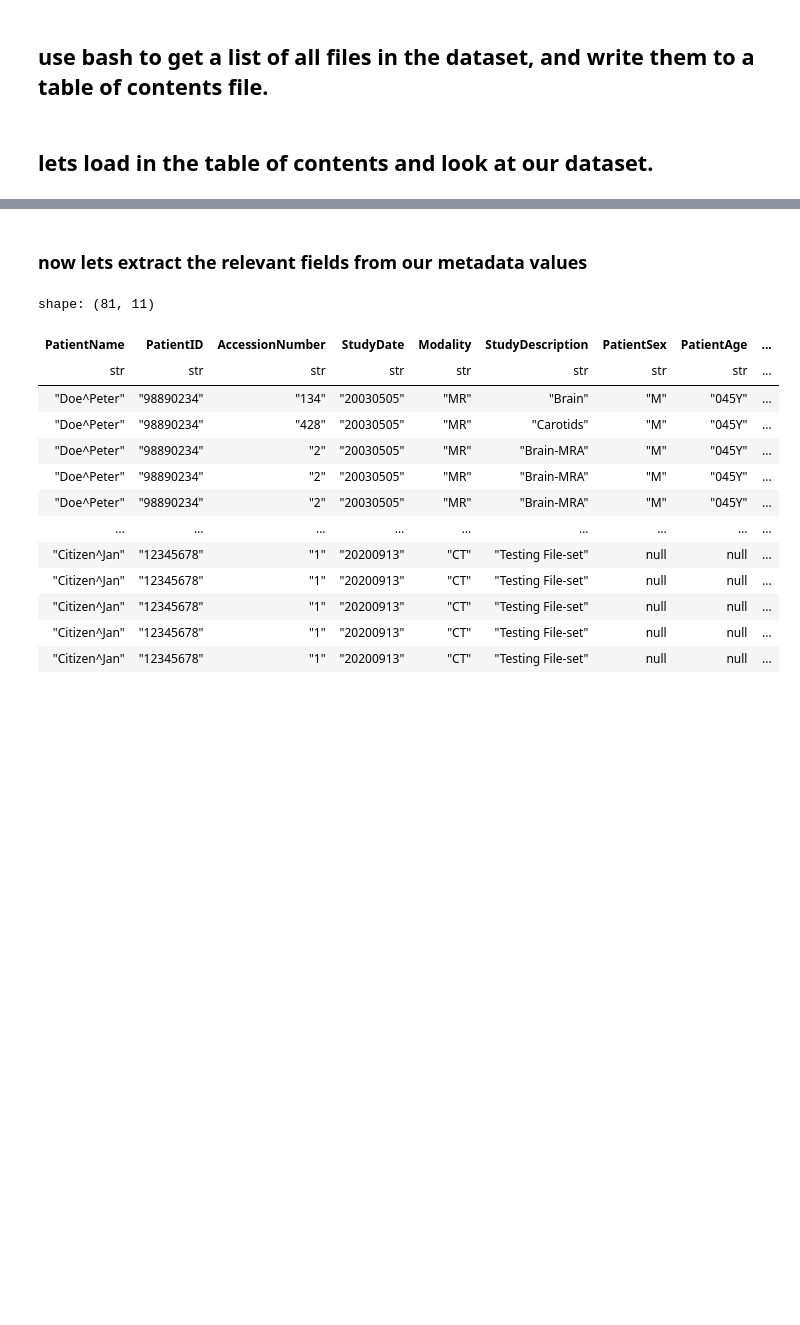
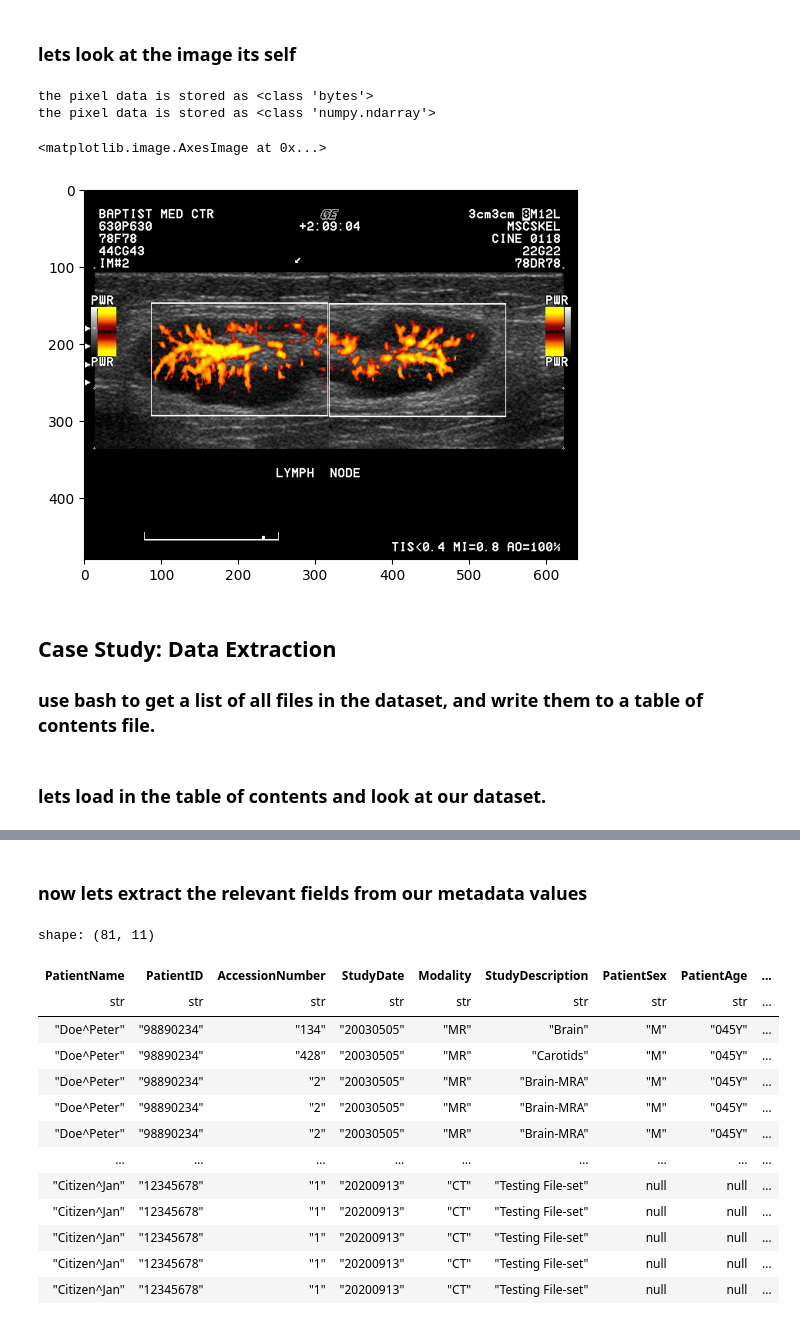
Before and after one commit to buzgalbraith/data-processing-workshop, a Jupyter notebook: data_processing.ipynb, the cells around one changed output, grey strips where cells are left out. Cells and saved outputs as stored; diff of their text form; code cells hidden in the pictures; blank space fills up the shorter version.

```diff
--- a/data_processing.ipynb
+++ b/data_processing.ipynb
@@ -11,8 +44,22 @@ processed_data_dir = f'{os.getcwd()}/processed_data/'
+# %% [markdown]
+### lets look at the image its self
+# %%
+pd = header.PixelData
+pd_array = pydicom.pixels.pixel_array(header, decoding_plugin='pillow')
+print(f'the pixel data is stored as {type(pd)}')
+print(f'the pixel data is stored as {type(pd_array)}')
+plt.imshow(pd_array, cmap='gray')
+# %% [output]
+the pixel data is stored as <class 'bytes'>
+the pixel data is stored as <class 'numpy.ndarray'>
+<matplotlib.image.AxesImage at 0x...>
+[figure, added]
 # %% [markdown]
-## use bash to get a list of all files in the dataset, and write them to a table of contents file.
+## Case Study: Data Extraction
+### use bash to get a list of all files in the dataset, and write them to a table of contents file.
 # %%
 ! find $DICOM_DATASET -type 'f' > $PROCESSED_DATA_DIR/cohort/toc.txt
 # %% [markdown]
-## lets load in the table of contents and look at our dataset.
+### lets load in the table of contents and look at our dataset.
 # %%
 toc = pl.read_csv(
```
Also changed, not shown: parts of 28 cells of this notebook, 3 other files.
